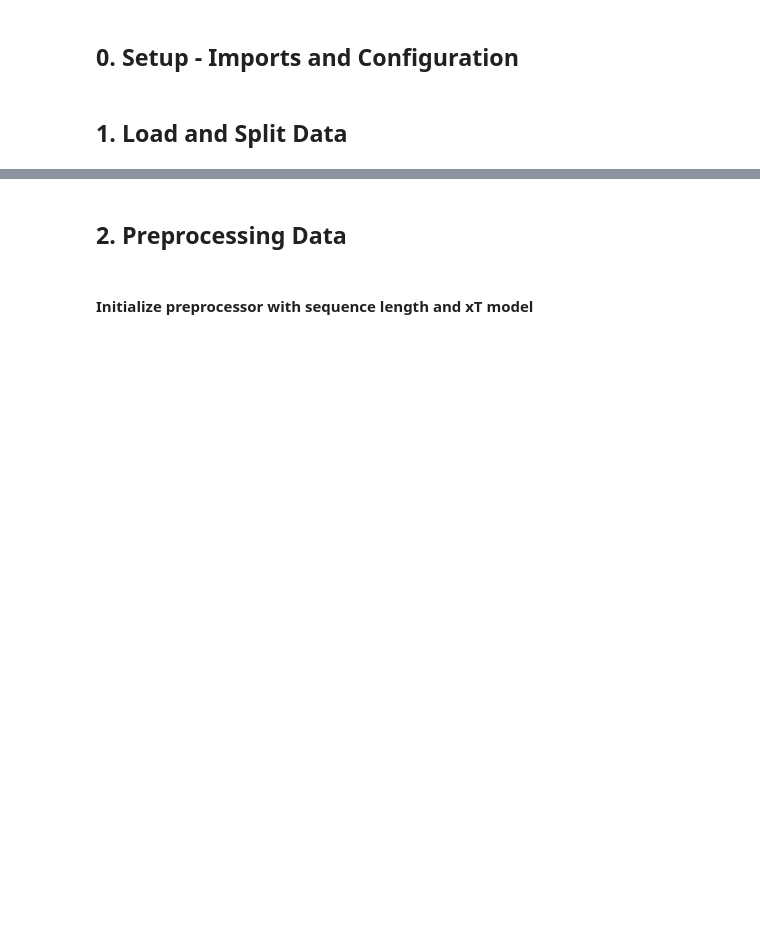
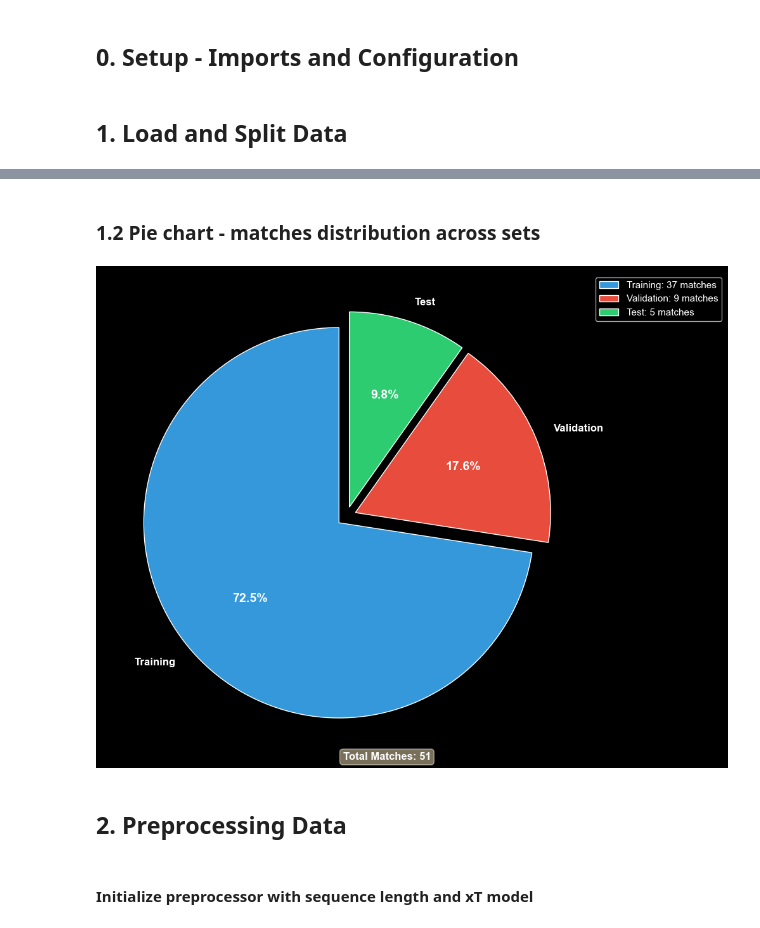
Before and after one commit to tmorcinek/statsbomb-scout, a Jupyter notebook: pipeline.ipynb, the cells around one changed output, grey strips where cells are left out. Saved outputs shown, nothing was run; the diff lists cells and outputs as text; code cells hidden in the pictures; blank space fills up the shorter version.

```diff
--- a/pipeline.ipynb
+++ b/pipeline.ipynb
@@ -46,3 +80,42 @@ Splitting 51 matches...
+# %% [markdown]
+### 1.2 Pie chart - matches distribution across sets
+# %%
+import matplotlib.pyplot as plt
+
+sets = ['Training', 'Validation', 'Test']
+counts = [len(train_matches_df), len(val_matches_df), len(test_matches_df)]
+colors = ['#3498db', '#e74c3c', '#2ecc71']
+explode = (0.05, 0.05, 0.05)
+
+fig, ax = plt.subplots(figsize=(10, 8))
+
+wedges, texts, autotexts = ax.pie(
+    counts,
+    labels=sets,
+    autopct='%1.1f%%',
+    startangle=90,
+    colors=colors,
+    explode=explode,
+    textprops={'fontsize': 12, 'weight': 'bold'}
+)
+
+for autotext in autotexts:
+    autotext.set_color('white')
+    autotext.set_fontsize(14)
+    autotext.set_weight('bold')
+
+legend_labels = [f'{set_name}: {count} matches' for set_name, count in zip(sets, counts)]
+ax.legend(legend_labels, loc='upper left', bbox_to_anchor=(1, 1), fontsize=11)
+
+total_matches = sum(counts)
+fig.text(0.5, 0.02, f'Total Matches: {total_matches}',
+         ha='center', fontsize=12, weight='bold',
+         bbox=dict(boxstyle='round', facecolor='wheat', alpha=0.5))
+
+plt.tight_layout()
+plt.savefig(f'models/matches_distribution.png', dpi=300, bbox_inches='tight')
+# %% [output]
+[figure, added]
 # %% [markdown]
 ## 2. Preprocessing Data
 # %% [markdown]
```
Also changed, not shown: parts of 14 cells of this notebook.
